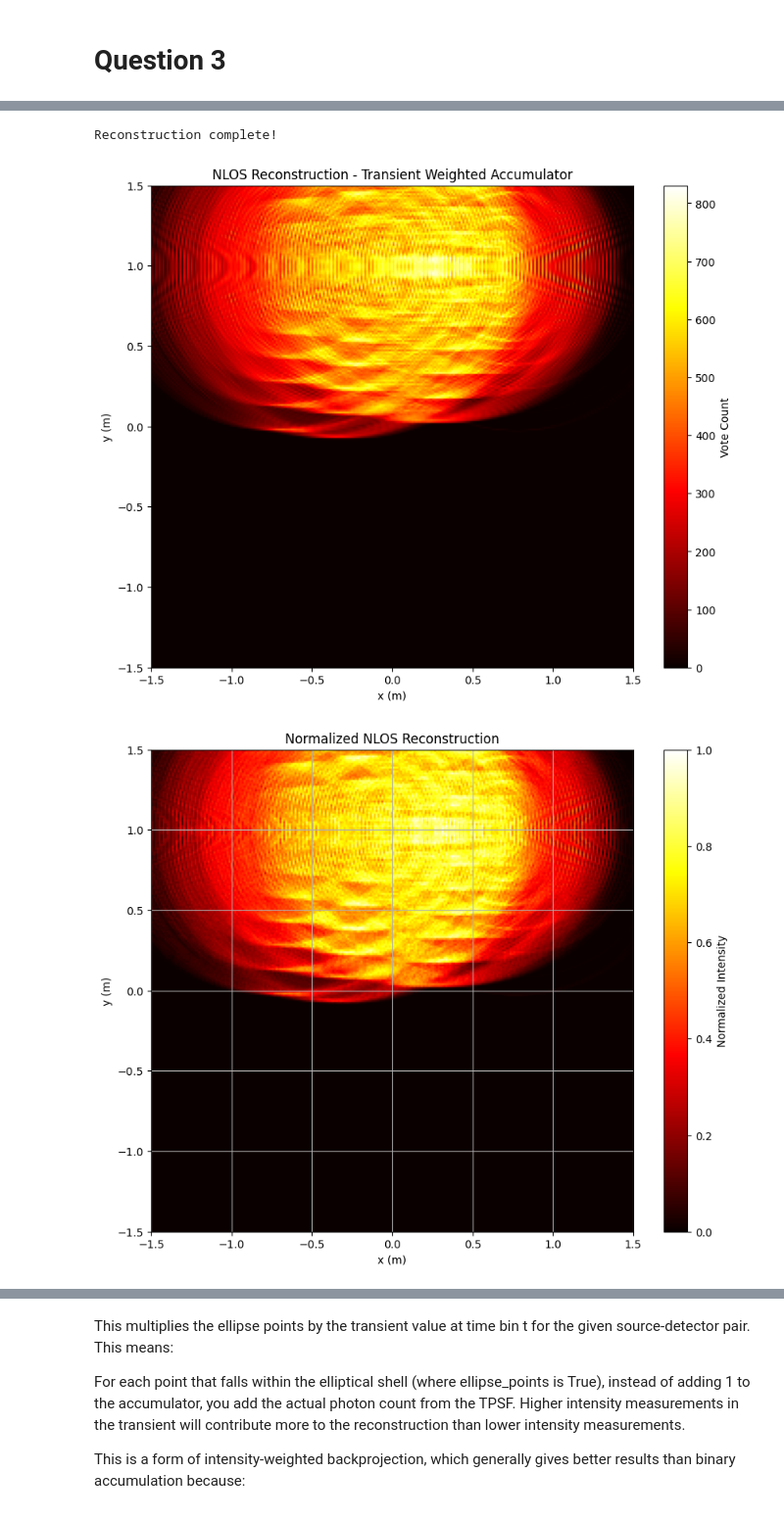
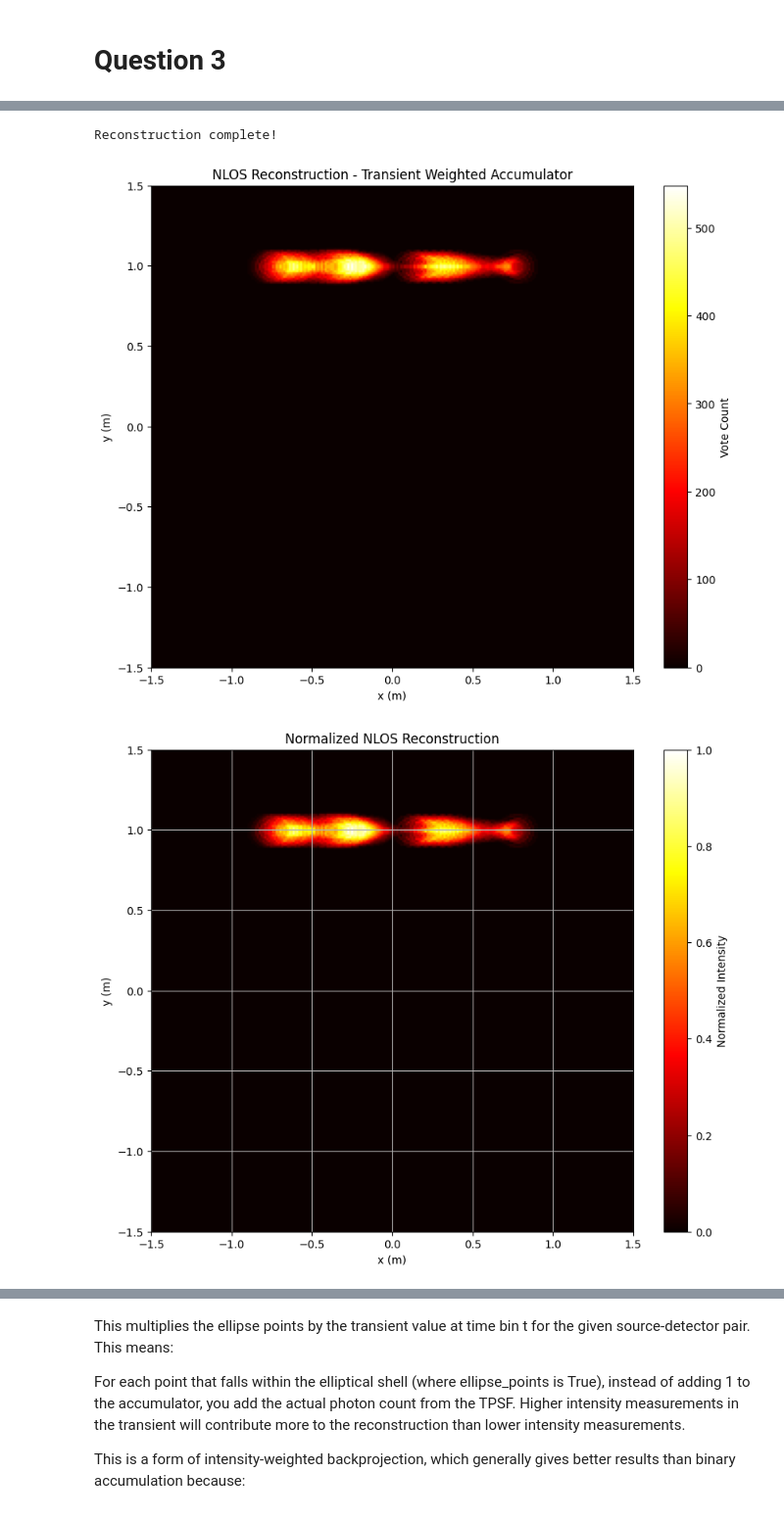
Before and after one commit to qiwen98/IntroToImagingScience, a Jupyter notebook: assignment_5/part_2.ipynb, the cells around one changed output, grey strips where cells are left out. Shown at 98% size. Drawn from its saved outputs; the diff is of its cells as text; code cells hidden in the pictures.

```diff
--- a/assignment_5/part_2.ipynb
+++ b/assignment_5/part_2.ipynb
@@ -34,7 +36,7 @@ tpsf shape -> time-resolved histograms of photon arrivals (transients):
 import numpy as np
 import matplotlib.pyplot as plt
 
-def reconstruct_nlos_image(source_detector_pairs, tpsf, light_speed, grid_size=256, x_max=1.5):
+def reconstruct_nlos_image(source_detector_pairs, tpsf, light_speed, bin_width, grid_size=256, x_max=1.5):
     """
     Reconstruct NLOS image using elliptical backprojection
 
@@ -59,8 +61,8 @@ def reconstruct_nlos_image(source_detector_pairs, tpsf, light_speed, grid_size=2
     # Define epsilon threshold (1-2 cm)
     epsilon = 0.015  # 1.5 cm threshold
 
+
     num_sources, num_detectors, num_time_bins = tpsf.shape
-    time_resolution = 1e-9  # Assuming 1 ns time resolution, adjust as needed
 
     # For each source-detector pair and time bin
     for s in range(num_sources):
@@ -81,8 +83,9 @@ def reconstruct_nlos_image(source_detector_pairs, tpsf, light_speed, grid_size=2
                 if tpsf[s, d, t] <= 0:
                     continue
 
+                t *= bin_width[0,0]
                 # Calculate the expected path length for this time bin
-                expected_path_length = light_speed[0, 0] * t * time_resolution
+                expected_path_length = light_speed[0, 0] * t
 
                 # Find grid points where the difference between total path length and expected path length is within epsilon
                 # This exactly implements: if abs(dist(x, y) - c*t) < epsilon
@@ -105,6 +108,7 @@ if __name__ == "__main__":
         source_detector_pairs=source_detector_pairs,
         tpsf=tpsf,
         light_speed=light_speed,
+        bin_width= bin_width,
         grid_size=256,
         x_max=1.5
     )
@@ -339,26 +379,13 @@ Transient 2 for Source 10, Detector 10
 # %%
 if __name__ == "__main__":
     # Plot transients for two different source-detector pairs
-    visualize_ellipse_thickness(
-    source_detector_pairs=source_detector_pairs,
-    light_speed=light_speed,
-    s_idx=10,  # Source index
-    d_idx=10, # Detector index
-    t_idx=1 # Time bin
-    )
-    visualize_ellipse_thickness(
-    source_detector_pairs=source_detector_pairs,
-    light_speed=light_speed,
-    s_idx=10,  # Source index
-    d_idx=10, # Detector index
-    t_idx=2 # Time bin
-    )
+
     # First pair
     fig1 = plot_transient_and_ellipses(
         source_detector_pairs=source_detector_pairs,
         tpsf=tpsf,
         light_speed=light_speed,
-        s_idx=10,  # Using source index 5
+        s_idx=10,  # Using source index 1
         d_idx=10  # Using detector index 10
     )
 # %% [output]
@@ -393,7 +418,7 @@ def analyze_nlos_reconstruction(accumulator, x_max=1.5):
 
     # Apply thresholding to identify objects
     # Start with a high threshold to identify bright regions
-    threshold = 0.90  # Adjust as needed
+    threshold = 0.8  # Adjust as needed
     binary_image = normalized_image > threshold
 
 
@@ -444,8 +469,8 @@ def reconstruct_nlos_image(source_detector_pairs, tpsf, light_speed, grid_size=2
     epsilon_distance = 0.015  # 1.5 cm threshold
 
     num_sources, num_detectors, num_time_bins = tpsf.shape
-    time_resolution = 1e-9  # Assuming 1 ns time resolution, adjust as needed
     c = light_speed[0, 0]  # Speed of light
+    time_resolution = 1e-9
 
     print(f"Reconstructing NLOS image with grid size {grid_size}x{grid_size}")
     print(f"Using epsilon thickness of {epsilon_distance*100:.1f} cm")
@@ -473,22 +498,20 @@ def reconstruct_nlos_image(source_detector_pairs, tpsf, light_speed, grid_size=2
                 if tpsf[s, d, t] <= 0:
                     continue
 
+                # t *= 1e-10
                 # Calculate the expected path length for this time bin
-                expected_path_length = c * t * time_resolution
+                expected_path_length = c * t * 1e-10
 
                 # Find grid points where the difference between total path length
                 # and expected path length is within epsilon_distance
                 # This implements: if abs(dist(x, y) - c*t) < epsilon:
                 ellipse_points = np.abs(total_path_lengths - expected_path_length) < epsilon_distance
 
-
+                # print(ellipse_points.shape)
+                # print(tpsf[s, d, t])
                 # Option 2: Weighted voting (weight by photon count)
                 accumulator += ellipse_points * tpsf[s, d, t]
 
-                # Option 3: Weighted by closeness to exact ellipse
-                # weight = 1 - (np.abs(total_path_lengths - expected_path_length) / epsilon_distance)
-                # weight[weight < 0] = 0  # Clip negative values
-                # accumulator += weight * ellipse_points * tpsf[s, d, t]
 
     print("Reconstruction complete!")
     return accumulator
@@ -496,33 +519,33 @@ def reconstruct_nlos_image(source_detector_pairs, tpsf, light_speed, grid_size=2
 # Main execution
 if __name__ == "__main__":
     # Your data is already loaded
     # source_detector_pairs shape: (32, 32, 4)
     # tpsf shape: (32, 32, 512)
     # light_speed: [[300000000]]
 
     # Reconstruct the image
     weighted_accumulator = reconstruct_nlos_image(
         source_detector_pairs=source_detector_pairs,
         tpsf=tpsf,
         light_speed=light_speed,
         grid_size=256,
         x_max=1.5
     )
 
     # Visualize the result
     plt.figure(figsize=(10, 8))
-    plt.imshow(accumulator, cmap='hot', extent=[-1.5, 1.5, -1.5, 1.5])
+    plt.imshow(weighted_accumulator, cmap='hot', extent=[-1.5, 1.5, -1.5, 1.5])
     plt.colorbar(label='Vote Count')
     plt.title('NLOS Reconstruction - Transient Weighted Accumulator')
     plt.xlabel('x (m)')
     plt.ylabel('y (m)')
     plt.show()
 
     # Use the function with the accumulator from reconstruct_nlos_image
 normalized_image, binary_image = analyze_nlos_reconstruction(weighted_accumulator, x_max=1.5)
 # %% [output]
 Reconstructing NLOS image with grid size 256x256
 Using epsilon thickness of 1.5 cm
 Reconstruction complete!
-[figure, old version]
+[figure, new version]
-[figure, old version]
+[figure, new version]
```
Also changed, not shown: parts of 12 cells of this notebook, 10 other files.
